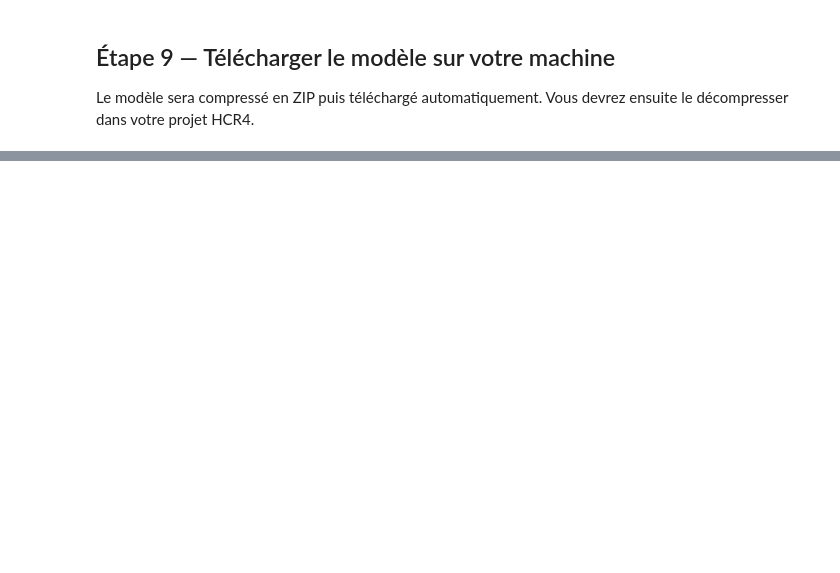
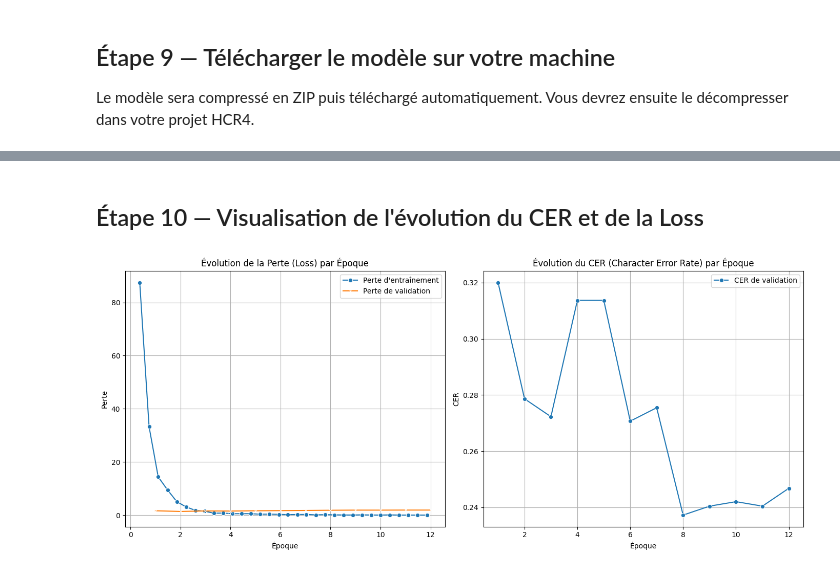
Before and after one commit to AMTHELINKER/HCR-annotation, a Jupyter notebook: backend/ai/finetuning/HCR4_Finetuning_TrOCR.ipynb, the cells around one changed output, grey strips where cells are left out. Drawn from its saved outputs; the diff is of its cells as text; code cells hidden in the pictures; blank space fills up the shorter version.

```diff
--- a/backend/ai/finetuning/HCR4_Finetuning_TrOCR.ipynb
+++ b/backend/ai/finetuning/HCR4_Finetuning_TrOCR.ipynb
@@ -421,3 +425,67 @@ Pour utiliser ce modèle dans HCR4 :
      HTR_MODEL_NAME = "backend/ai/finetuning/trocr_finetuned_hcr4"
   3. Relancez l'application : python run.py
 ============================================================
+# %% [markdown]
+## Étape 10 — Visualisation de l'évolution du CER et de la Loss
+# %%
+import json
+import pandas as pd
+import matplotlib.pyplot as plt
+import seaborn as sns
+import os
+
+# Trouver le répertoire du dernier checkpoint
+checkpoint_dirs = [d for d in os.listdir('./checkpoints') if os.path.isdir(os.path.join('./checkpoints', d)) and d.startswith('checkpoint-')]
+
+if not checkpoint_dirs:
+    print("Aucun répertoire de checkpoint trouvé.")
+else:
+    # Trier les checkpoints par numéro pour obtenir le plus récent
+    latest_checkpoint = sorted(checkpoint_dirs, key=lambda x: int(x.split('-')[1]))[-1]
+    trainer_state_path = os.path.join('./checkpoints', latest_checkpoint, 'trainer_state.json')
+
+    if os.path.exists(trainer_state_path):
+        with open(trainer_state_path, 'r') as f:
+            trainer_state = json.load(f)
+
+        log_history = trainer_state['log_history']
+
+        # Filtrer les logs d'évaluation (contenant eval_loss et eval_cer)
+        eval_logs = [log for log in log_history if 'eval_loss' in log]
+        # Filtrer les logs de perte d'entraînement (contenant loss, mais pas eval_loss)
+        train_loss_logs = [log for log in log_history if 'loss' in log and 'eval_loss' not in log]
+
+        # Convertir en DataFrame pour faciliter le traçage
+        eval_df = pd.DataFrame(eval_logs)
+        train_df = pd.DataFrame(train_loss_logs)
+
+        if not eval_df.empty:
+            plt.figure(figsize=(14, 6))
+
+            # Graphique de la perte (Loss)
+            plt.subplot(1, 2, 1)
+            sns.lineplot(x='epoch', y='loss', data=train_df, label='Perte d\'entraînement', marker='o')
+            sns.lineplot(x='epoch', y='eval_loss', data=eval_df, label='Perte de validation', marker='x')
+            plt.title("Évolution de la Perte (Loss) par Époque")
+            plt.xlabel("Époque")
+            plt.ylabel("Perte")
+            plt.legend()
+            plt.grid(True)
+
+            # Graphique du CER
+            plt.subplot(1, 2, 2)
+            sns.lineplot(x='epoch', y='eval_cer', data=eval_df, label='CER de validation', marker='o')
+            plt.title("Évolution du CER (Character Error Rate) par Époque")
+            plt.xlabel("Époque")
+            plt.ylabel("CER")
+            plt.legend()
+            plt.grid(True)
+
+            plt.tight_layout()
+            plt.show()
+        else:
+            print("Aucune donnée d'évaluation trouvée dans trainer_state.json pour le traçage.")
+    else:
+        print(f"Le fichier {trainer_state_path} n'a pas été trouvé.")
+# %% [output]
+[figure, added]
```
Also changed, not shown: parts of 8 cells of this notebook, 1 other file.
